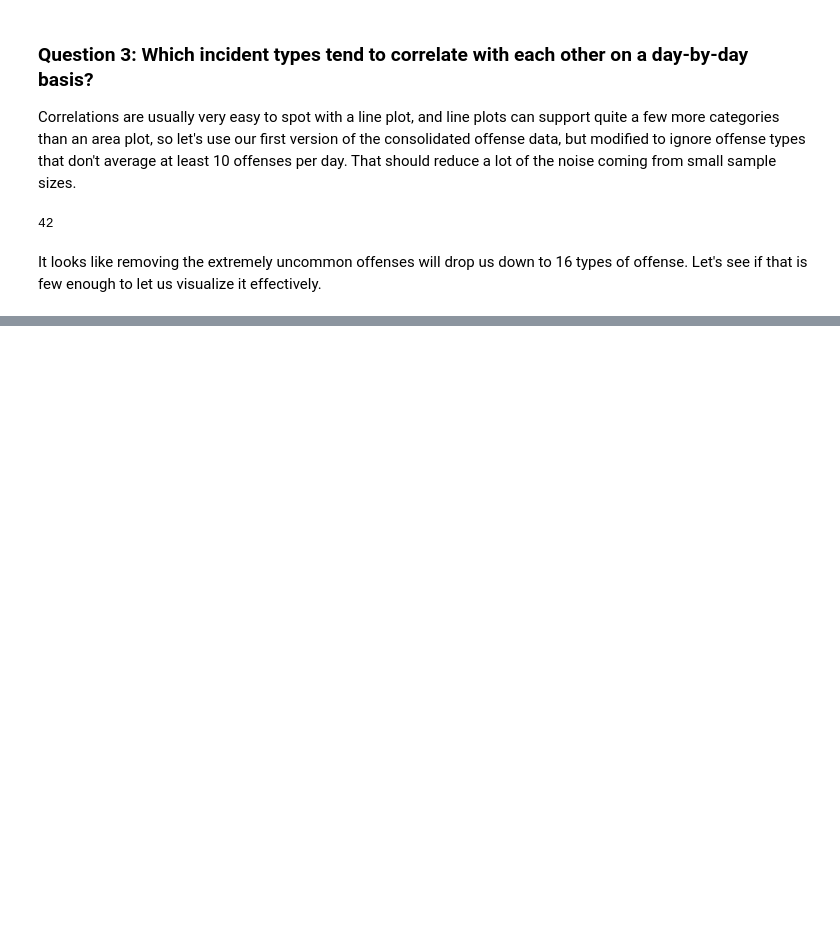
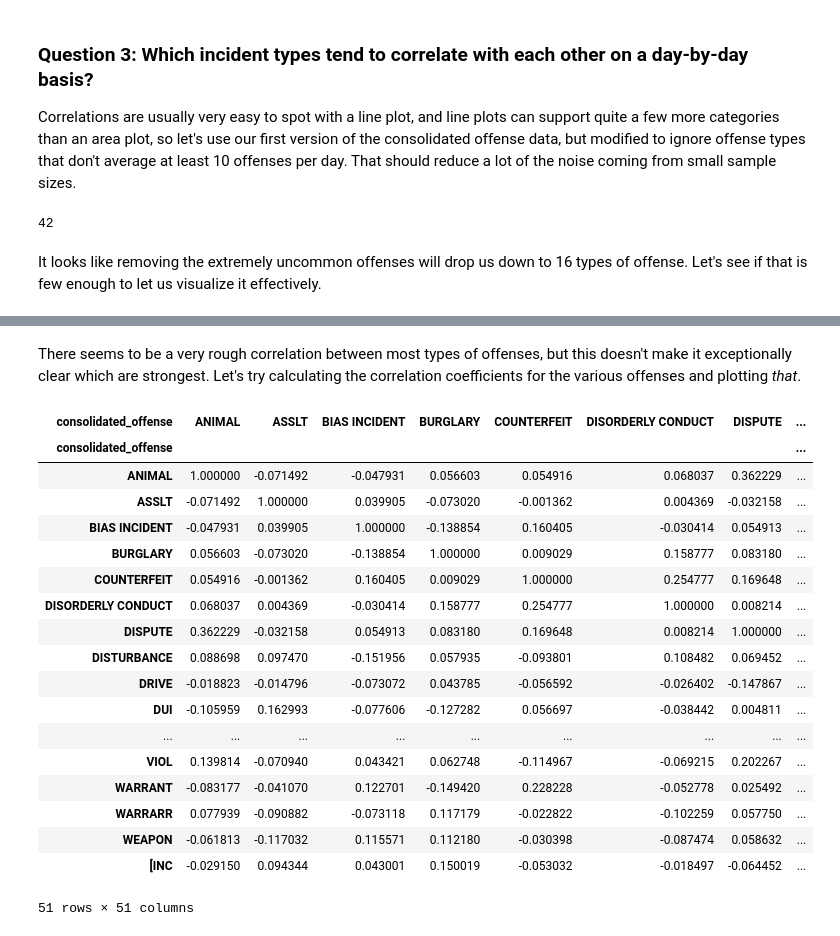
Before and after one commit to gthank/datasci_assignment_six, a Jupyter notebook: crime_analytics.ipynb, the cells around one changed output, grey strips where cells are left out. Drawn from its saved outputs; the diff is of its cells as text; code cells hidden in the pictures; blank space fills up the shorter version.

Commit message:
Calculate the correlation coefficients for all the different types of offense.

```diff
--- a/crime_analytics.ipynb
+++ b/crime_analytics.ipynb
@@ -443,0 +444,36 @@ date_and_offense_counts.plot.line(figsize=(16,12), colormap='Accent')
+# %% [markdown]
+There seems to be a very rough correlation between most types of offenses, but this doesn't make it exceptionally clear which are strongest. Let's try calculating the correlation coefficients for the various offenses and plotting *that*.
+# %%
+extended_date_and_offense_counts = all_consolidated_with_date.pivot_table(
+    index="date_of_incident",  # We're going to use the date of the offense as the index.
+    columns="consolidated_offense",  # For each type of offense, we'll create a new column.
+    values="identity",  # The value we're counting; in the raw data, this is a 1 for
+                        # each offense.
+    aggfunc=sum,  # We want to roll up our count of `identity` for each category, so
+                  # we use the ``sum`` aggregation. If we omit this, the entire pivot
+                  # operation will fail because we will have more than one row for
+                  # each date.
+    dropna=False,  # We don't want to drop missing values; we'll use a "filler" value instead.
+    fill_value=0  # 0, to be precise.
+)
+extended_date_and_offense_counts.corr()
+# %% [output]
+| consolidated_offense | ANIMAL | ASSLT | BIAS INCIDENT | BURGLARY | COUNTERFEIT | DISORDERLY CONDUCT | DISPUTE | ... |
+| consolidated_offense |  |  |  |  |  |  |  | ... |
+| ANIMAL | 1.000000 | -0.071492 | -0.047931 | 0.056603 | 0.054916 | 0.068037 | 0.362229 | ... |
+| ASSLT | -0.071492 | 1.000000 | 0.039905 | -0.073020 | -0.001362 | 0.004369 | -0.032158 | ... |
+| BIAS INCIDENT | -0.047931 | 0.039905 | 1.000000 | -0.138854 | 0.160405 | -0.030414 | 0.054913 | ... |
+| BURGLARY | 0.056603 | -0.073020 | -0.138854 | 1.000000 | 0.009029 | 0.158777 | 0.083180 | ... |
+| COUNTERFEIT | 0.054916 | -0.001362 | 0.160405 | 0.009029 | 1.000000 | 0.254777 | 0.169648 | ... |
+| DISORDERLY CONDUCT | 0.068037 | 0.004369 | -0.030414 | 0.158777 | 0.254777 | 1.000000 | 0.008214 | ... |
+| DISPUTE | 0.362229 | -0.032158 | 0.054913 | 0.083180 | 0.169648 | 0.008214 | 1.000000 | ... |
+| DISTURBANCE | 0.088698 | 0.097470 | -0.151956 | 0.057935 | -0.093801 | 0.108482 | 0.069452 | ... |
+| DRIVE | -0.018823 | -0.014796 | -0.073072 | 0.043785 | -0.056592 | -0.026402 | -0.147867 | ... |
+| DUI | -0.105959 | 0.162993 | -0.077606 | -0.127282 | 0.056697 | -0.038442 | 0.004811 | ... |
+| ... | ... | ... | ... | ... | ... | ... | ... | ... |
+| VIOL | 0.139814 | -0.070940 | 0.043421 | 0.062748 | -0.114967 | -0.069215 | 0.202267 | ... |
+| WARRANT | -0.083177 | -0.041070 | 0.122701 | -0.149420 | 0.228228 | -0.052778 | 0.025492 | ... |
+| WARRARR | 0.077939 | -0.090882 | -0.073118 | 0.117179 | -0.022822 | -0.102259 | 0.057750 | ... |
+| WEAPON | -0.061813 | -0.117032 | 0.115571 | 0.112180 | -0.030398 | -0.087474 | 0.058632 | ... |
+| [INC | -0.029150 | 0.094344 | 0.043001 | 0.150019 | -0.053032 | -0.018497 | -0.064452 | ... |
+51 rows × 51 columns
```
Also changed, not shown: parts of 1 cell of this notebook.
